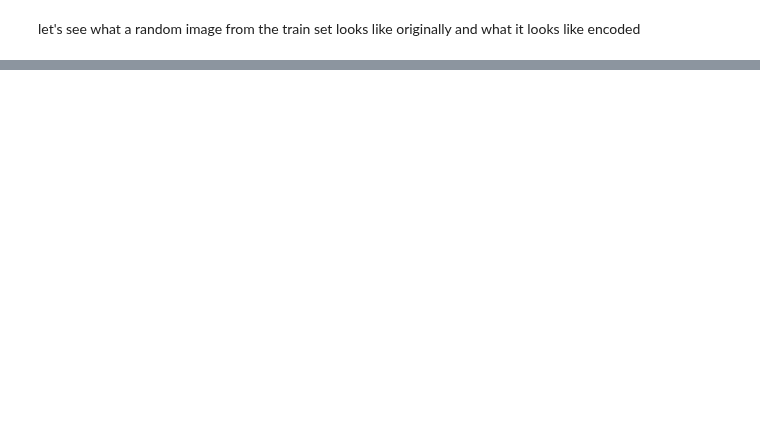
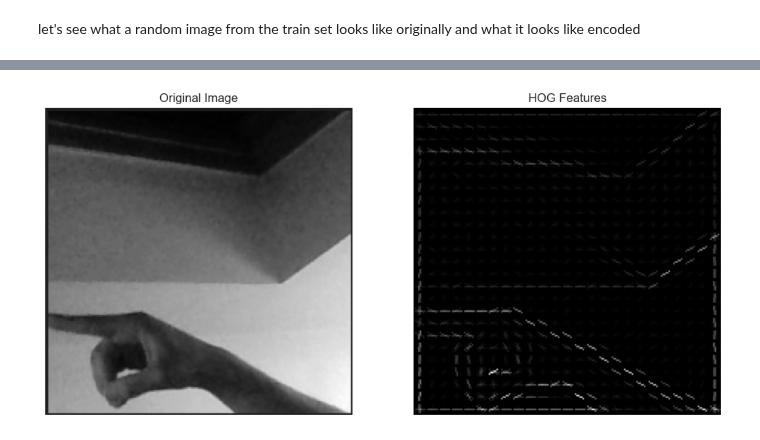
Before and after one commit to teostereciu/mlp, a Jupyter notebook: notebooks/baseline.ipynb, the cells around one changed output, grey strips where cells are left out. Cells and saved outputs as stored; diff of their text form; code cells hidden in the pictures; blank space fills up the shorter version.

```diff
--- a/notebooks/baseline.ipynb
+++ b/notebooks/baseline.ipynb
@@ -305,0 +306,23 @@ plt.imshow(X_train_decoded[5].reshape((200,200)), cmap='gray')
+# %%
+from skimage import data, exposure, feature
+
+img = X_train[5].reshape((200,200))
+
+# Calculate HOG features
+hog_features, hog_image = feature.hog(img, visualize=True)
+
+# Visualize the original image
+fig, (ax1, ax2) = plt.subplots(1, 2, figsize=(12, 6), sharex=True, sharey=True)
+
+ax1.axis('off')
+ax1.imshow(img, cmap=plt.cm.gray)
+ax1.set_title('Original Image')
+
+# Visualize the HOG features
+ax2.axis('off')
+ax2.imshow(hog_image, cmap=plt.cm.gray)
+ax2.set_title('HOG Features')
+
+plt.show()
+# %% [output]
+[figure, added]
```
Also changed, not shown: parts of 10 cells of this notebook.
